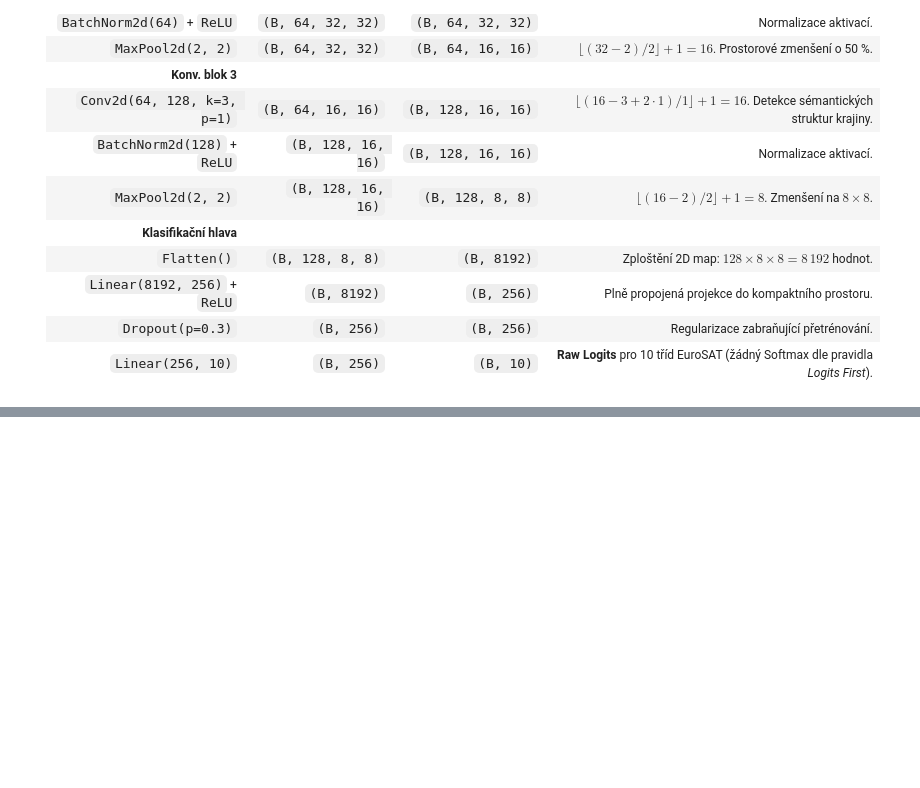
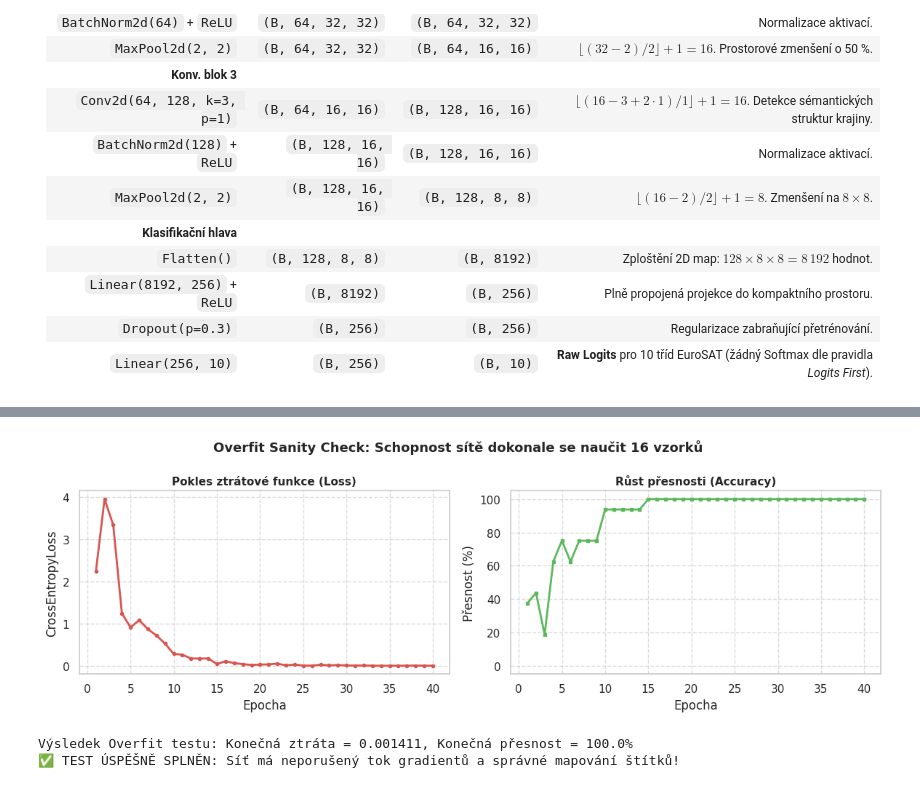
Before and after one commit to tomaskirnig/ML, a Jupyter notebook: ML_project_1.ipynb, the cells around one changed output, grey strips where cells are left out. Saved outputs shown, nothing was run; the diff lists cells and outputs as text; code cells hidden in the pictures; blank space fills up the shorter version.

```diff
--- a/ML_project_1.ipynb
+++ b/ML_project_1.ipynb
@@ -542,0 +644,60 @@ print(test_logits[0].cpu().numpy().round(3))
+# %%
+# 6.1 Provedení Overfit Sanity Checku na 16 vzorcích
+# 1. Extrakce mikrodávky 16 vzorků přímo z trénovacího loaderu
+tiny_imgs, tiny_lbls = sample_images[:16].clone().to(device), sample_labels[:16].clone().to(device)
+
+# 2. Inicializace čisté instance modelu pro overfit test
+overfit_model = BaselineCNN(num_classes=10).to(device)
+overfit_criterion = nn.CrossEntropyLoss()
+overfit_optimizer = torch.optim.Adam(overfit_model.parameters(), lr=1e-3)
+
+overfit_epochs = 40
+loss_history = []
+acc_history = []
+
+print(f"=== Spouštím Overfit Sanity Check na {len(tiny_imgs)} vzorcích ({overfit_epochs} epoch) ===")
+
+overfit_model.train()
+for epoch in range(1, overfit_epochs + 1):
+    overfit_optimizer.zero_grad()          # 1. Vynulování gradientů
+    logits = overfit_model(tiny_imgs)      # 2. Forward pass
+    loss = overfit_criterion(logits, tiny_lbls) # 3. Výpočet ztráty
+    loss.backward()                        # 4. Backward pass (autograd)
+    overfit_optimizer.step()               # 5. Aktualizace vah
+
+    preds = logits.argmax(dim=1)
+    acc = (preds == tiny_lbls).float().mean().item() * 100.0
+
+    loss_history.append(loss.item())
+    acc_history.append(acc)
+
+    if epoch % 5 == 0 or epoch == 1 or epoch == overfit_epochs:
+        print(f"  Epocha {epoch:2d}/{overfit_epochs} | Loss: {loss.item():.5f} | Přesnost: {acc:5.1f}%")
+
+# 3. Vykreslení křivek konvergence overfit testu
+fig, (ax1, ax2) = plt.subplots(1, 2, figsize=(12, 4))
+ax1.plot(range(1, overfit_epochs + 1), loss_history, color="#d9534f", lw=2, marker="o", ms=3)
+ax1.set_title("Pokles ztrátové funkce (Loss)", fontsize=11, fontweight="bold")
+ax1.set_xlabel("Epocha")
+ax1.set_ylabel("CrossEntropyLoss")
+ax1.grid(True, linestyle="--", alpha=0.7)
+
+ax2.plot(range(1, overfit_epochs + 1), acc_history, color="#5cb85c", lw=2, marker="s", ms=3)
+ax2.set_title("Růst přesnosti (Accuracy)", fontsize=11, fontweight="bold")
+ax2.set_xlabel("Epocha")
+ax2.set_ylabel("Přesnost (%)")
+ax2.set_ylim(-5, 105)
+ax2.grid(True, linestyle="--", alpha=0.7)
+
+plt.suptitle("Overfit Sanity Check: Schopnost sítě dokonale se naučit 16 vzorků", fontsize=13, fontweight="bold")
+plt.tight_layout()
+plt.show()
+
+final_loss = loss_history[-1]
+final_acc = acc_history[-1]
+print(f"\nVýsledek Overfit testu: Konečná ztráta = {final_loss:.6f}, Konečná přesnost = {final_acc:.1f}%")
+if final_acc >= 99.0 and final_loss < 0.05:
+    print("✅ TEST ÚSPĚŠNĚ SPLNĚN: Síť má neporušený tok gradientů a správné mapování štítků!")
+else:
+    print("⚠️ UPOZORNĚNÍ: Model nedosáhl plného overfitu. Zkontrolujte hyperparametry nebo architekturu.")
+# %% [output]
@@ -542,0 +714,3 @@ print(test_logits[0].cpu().numpy().round(3))
+[figure, added]
+Výsledek Overfit testu: Konečná ztráta = 0.001411, Konečná přesnost = 100.0%
+✅ TEST ÚSPĚŠNĚ SPLNĚN: Síť má neporušený tok gradientů a správné mapování štítků!
```
Also changed, not shown: parts of 30 cells of this notebook, 2 other files.
